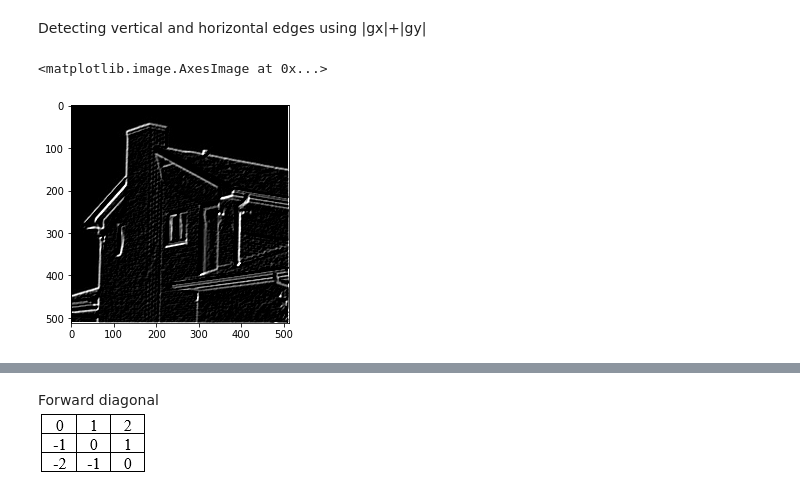
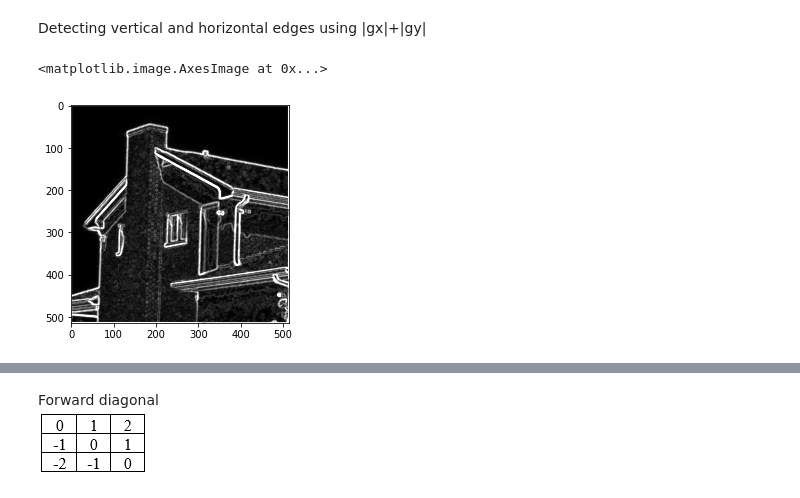
Before and after one commit to ChintzRuparel/Image-Processing, a Jupyter notebook: IP_Expt_6_C086.ipynb, the cells around one changed output, grey strips where cells are left out. Drawn from its saved outputs; the diff is of its cells as text; code cells hidden in the pictures.

```diff
--- a/IP_Expt_6_C086.ipynb
+++ b/IP_Expt_6_C086.ipynb
@@ -54,6 +54,8 @@ plt.imshow(hor, cmap = 'gray', vmin = 0, vmax = 255)
 Detecting vertical and horizontal edges using |gx|+|gy|
 # %%
 #Detecting vertical and horizontal edges
+final = abs(hor) + abs(ver)
+plt.imshow(final, cmap = 'gray', vmin = 0, vmax = 255)
 # %% [output]
 <matplotlib.image.AxesImage at 0x...>
-[figure, old version]
+[figure, new version]
```
Also changed, not shown: parts of 2 cells of this notebook.
